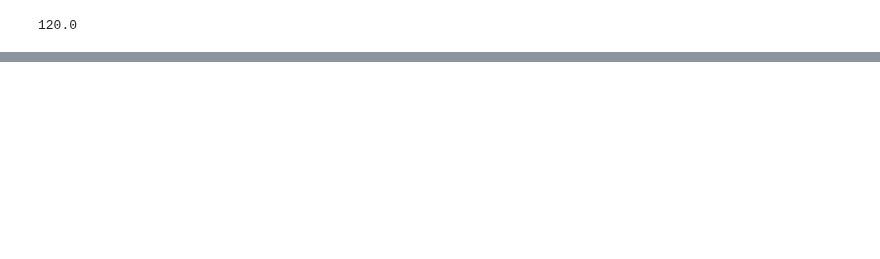
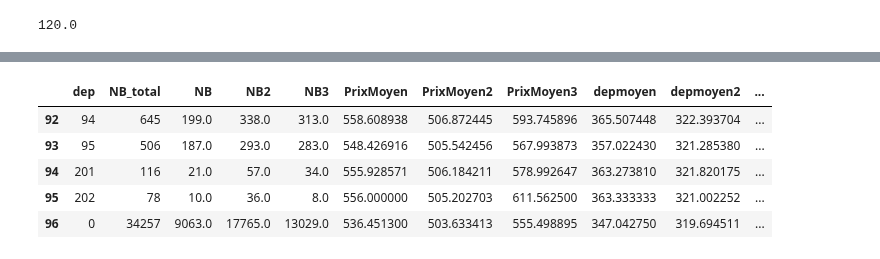
Before and after one commit to cyrilvincent/skema, a Jupyter notebook: depassement/depassement_dentiste.ipynb, the cells around one changed output, grey strips where cells are left out. Saved outputs shown, nothing was run; the diff lists cells and outputs as text; code cells hidden in the pictures; blank space fills up the shorter version.

```diff
--- a/depassement/depassement_dentiste.ipynb
+++ b/depassement/depassement_dentiste.ipynb
@@ -578,4 +564,6 @@ tarif_s1
 # %%
 # Dépassement
 df['exessr'] = ((df['prixmoyen'] - tarif_s1) / tarif_s1) * 100
+df['exessr2'] = ((df['prixmoyen2'] - tarif_s1) / tarif_s1) * 100
+df['exessr3'] = ((df['prixmoyen3'] - tarif_s1) / tarif_s1) * 100
 df.head(10)
@@ -668,5 +713,12 @@ df
 # %%
-# NB_Ftotal  NB2_Ftotal NB_F NB2_F ShareS2_F r10_F r25_F r50_F r100_F PF PFS2 depmoyen_F depmoyen_FS2 c10_F c25_F c50_F c100_F dup c
-df = df.drop(["NB_Ftotal","NB2_Ftotal","NB_F","NB2_F","ShareS2_F","r10_F","r25_F","r50_F","r100_F","PF","PFS2","depmoyen_F","depmoyen_FS2","c10_F","c25_F","c50_F","c75_F","r75_F", "r75","c100_F","dup","c"], axis=1)
-df
+# drop NB_Ftotal NB_F NB2_F NB3_F PF PF2 PF3 depmoyen_F  depmoyen_F2 depmoyen_F3   dup c
+df = df.drop(["NB_Ftotal","NB_F","NB2_F","NB3_F","PF","PF2","PF3","depmoyen_F","depmoyen_F2","depmoyen_F3","dup","c"], axis=1)
+df.tail(5)
+# %% [output]
+|  | dep | NB_total | NB | NB2 | NB3 | PrixMoyen | PrixMoyen2 | PrixMoyen3 | depmoyen | depmoyen2 | ... |
+| 92 | 94 | 645 | 199.0 | 338.0 | 313.0 | 558.608938 | 506.872445 | 593.745896 | 365.507448 | 322.393704 | ... |
+| 93 | 95 | 506 | 187.0 | 293.0 | 283.0 | 548.426916 | 505.542456 | 567.993873 | 357.022430 | 321.285380 | ... |
+| 94 | 201 | 116 | 21.0 | 57.0 | 34.0 | 555.928571 | 506.184211 | 578.992647 | 363.273810 | 321.820175 | ... |
+| 95 | 202 | 78 | 10.0 | 36.0 | 8.0 | 556.000000 | 505.202703 | 611.562500 | 363.333333 | 321.002252 | ... |
+| 96 | 0 | 34257 | 9063.0 | 17765.0 | 13029.0 | 536.451300 | 503.633413 | 555.498895 | 347.042750 | 319.694511 | ... |
 # %%
```
Also changed, not shown: parts of 22 cells of this notebook, 5 other files.
